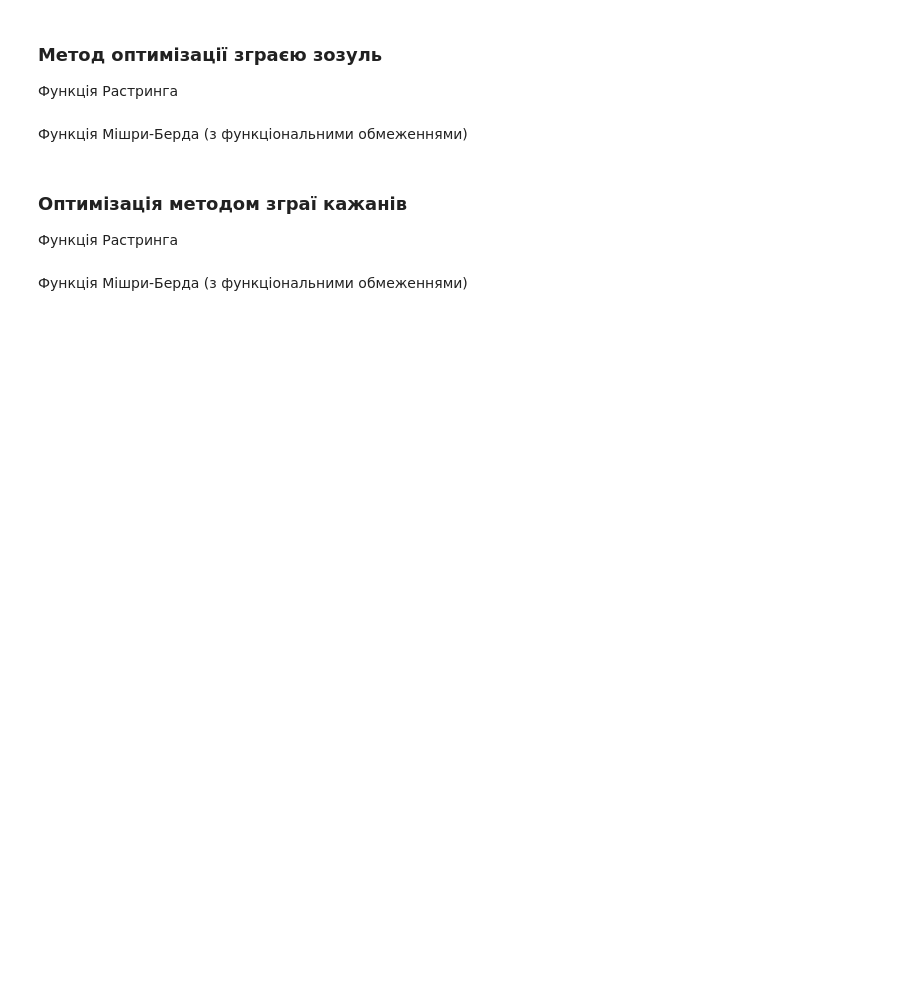
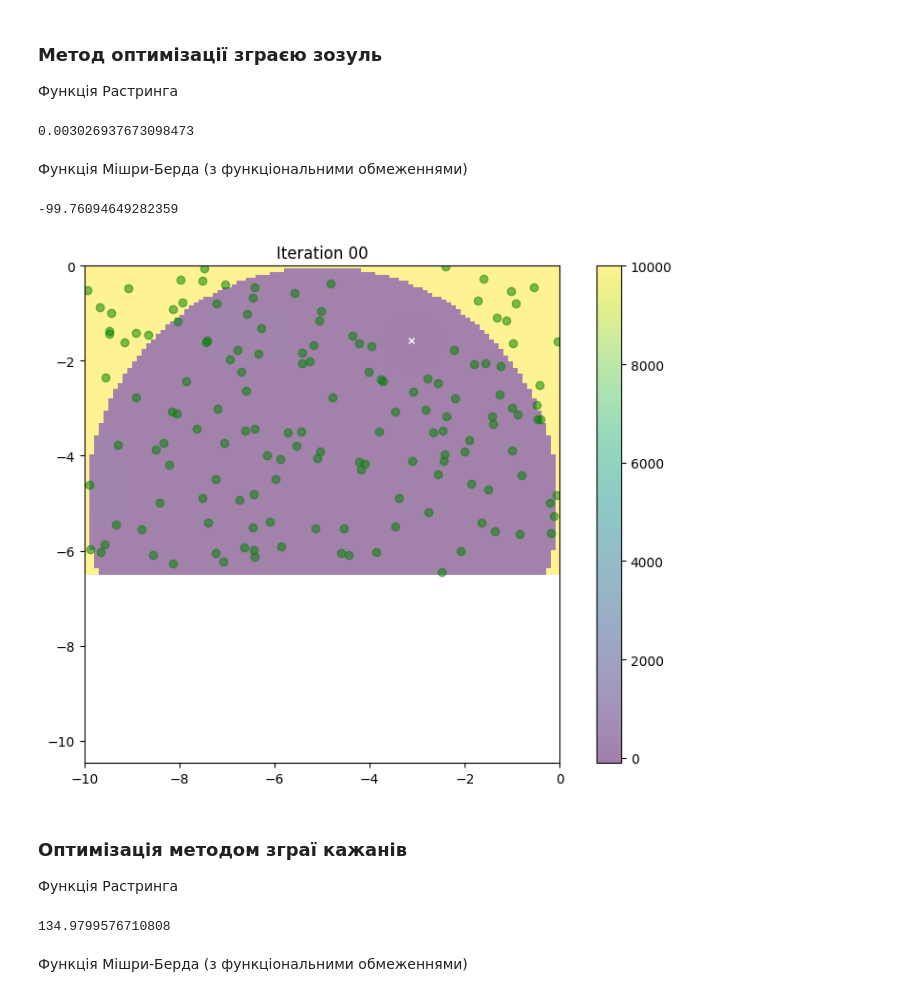
Before and after one commit to Terlok/SwarmIntelligence, a Jupyter notebook: lab 3/main.ipynb, the cells around one changed output. Saved outputs shown, nothing was run; the diff lists cells and outputs as text; code cells hidden in the pictures; blank space fills up the shorter version.

```diff
--- a/lab 3/main.ipynb
+++ b/lab 3/main.ipynb
@@ -7,40 +9,44 @@ from graphics import *
 ### Метод оптимізації зграєю зозуль
 Функція Растринга
 # %%
-for i in range(3):
-    cso1 = cso(rastrigin, pop_size=100, bounds=[[-5.12, 5.12]]*20, nests_count=150, pa=0.75, max_iter=500, stepSize=0.5)
-    cso1.execute()
-    print(min(cso1.values['fitness'][-1]))
+cso1 = cso(rastrigin, pop_size=100, bounds=[[-5.12, 5.12]]*20, nests_count=150, pa=0.75, max_iter=500, stepSize=0.5)
+cso1.execute()
+print(min(cso1.values['fitness'][-1]))
 
 fitness_trend('CSO_Rastrigin', cso1.values['fitness'])
 best_iteration_values = [min(i) for i in cso1.values['fitness']]
 distances('CSO_Rastrigin', best_iteration_values)
+# %% [output]
+0.003026937673098473
 # %% [markdown]
 Функція Мішри-Берда (з функціональними обмеженнями)
 # %%
-for i in range(3):
-    cso2 = cso(mishras_bird, pop_size=150, max_iter=500, bounds=[[-10, 0], [-6.5, 0]], nests_count=200, pa=0.75, stepSize=0.01)
-    cso2.execute()
-    print(min(cso2.values['fitness'][-1]))
+cso2 = cso(mishras_bird, pop_size=150, max_iter=500, bounds=[[-10, 0], [-6.5, 0]], nests_count=200, pa=0.75, stepSize=0.01)
+cso2.execute()
+print(min(cso2.values['fitness'][-1]))
 
 fitness_trend('CSO_Mishras_bird', cso2.values['fitness'])
 best_iteration_values = [min(i) for i in cso2.values['fitness']]
 distances('CSO_Mishras_bird', best_iteration_values)
 
 anim = Animation("Mishra's Bird function CSO", cso2.bounds, mishras_bird, cso2.values)
 anim.animate()
+# %% [output]
+-99.76094649282359
+[figure, added]
 # %% [markdown]
 ### Оптимізація методом зграї кажанів
 Функція Растринга
 # %%
-for i in range(3):
-    bao1 = bao(rastrigin, pop_size=200, bounds=[[-5.12, 5.12]]*20, A=0.7, r=0.7, Qmin=-2, Qmax=2, max_iter=500)
-    bao1.execute()
-    print(min(bao1.values['fitness'][-1]))
+bao1 = bao(rastrigin, pop_size=200, bounds=[[-5.12, 5.12]]*20, A=0.7, r=0.7, Qmin=-2, Qmax=2, max_iter=500)
+bao1.execute()
+print(min(bao1.values['fitness'][-1]))
 
 fitness_trend('BAO_Rastrigin', bao1.values['fitness'])
 best_iteration_values = [min(i) for i in bao1.values['fitness']]
 distances('BAO_Rastrigin', best_iteration_values)
+# %% [output]
+134.9799576710808
 # %% [markdown]
 Функція Мішри-Берда (з функціональними обмеженнями)
 # %%
```
Also changed, not shown: parts of 2 cells of this notebook, 14 other files.
